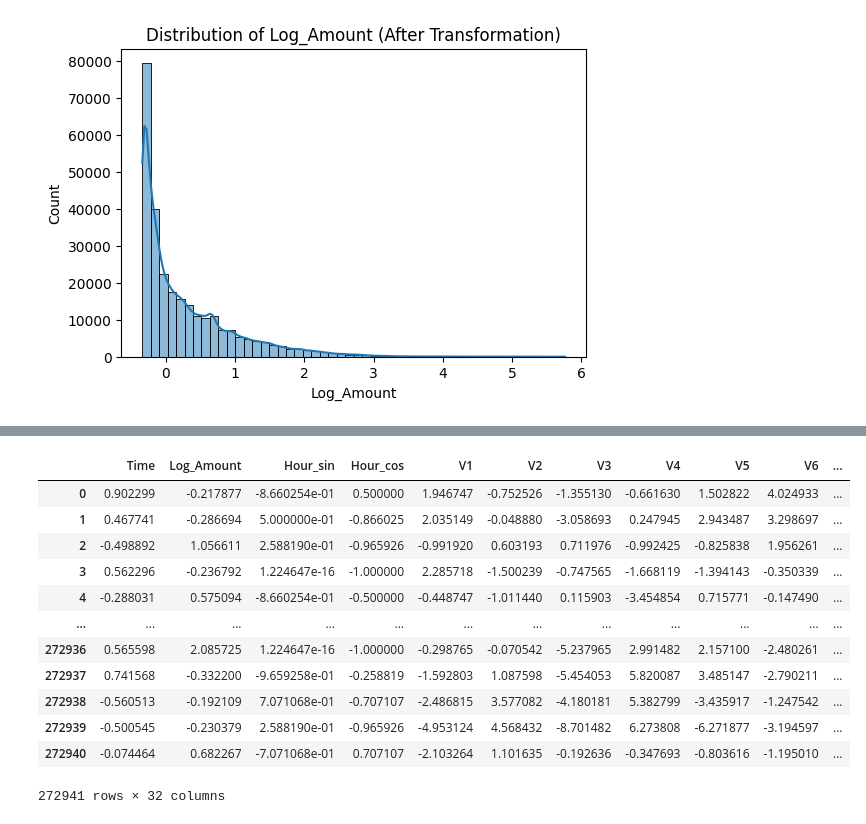
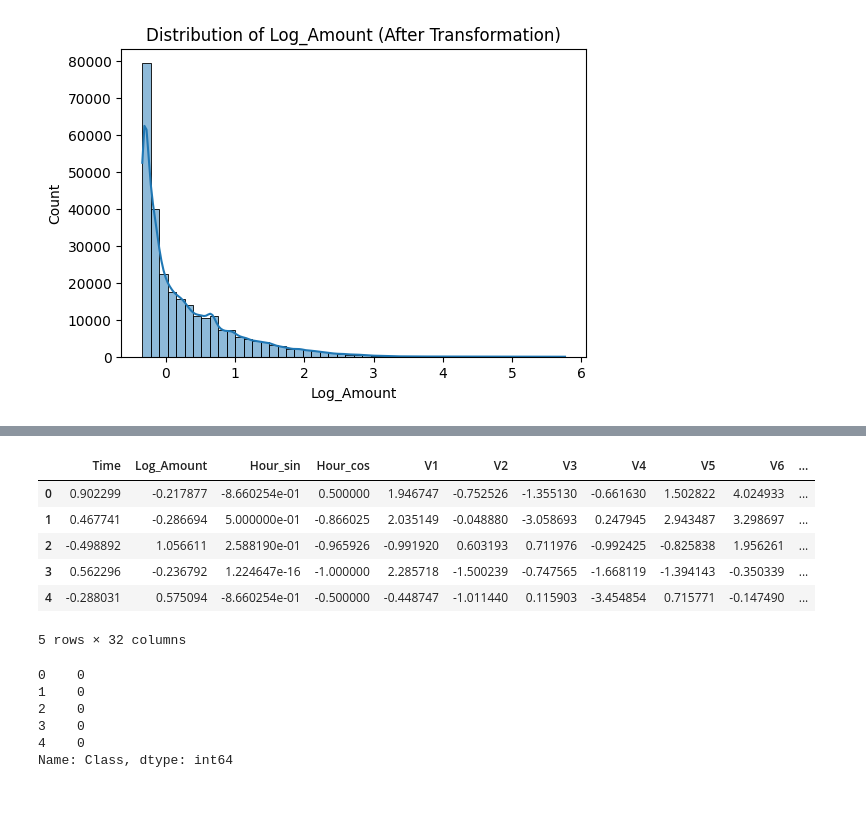
Before and after one commit to MohsseniMahdi/anomguard, a Jupyter notebook: notebooks/notebook_manju.ipynb, the cells around one changed output, grey strips where cells are left out. Cells and saved outputs as stored; diff of their text form; code cells hidden in the pictures.

```diff
--- a/notebooks/notebook_manju.ipynb
+++ b/notebooks/notebook_manju.ipynb
@@ -300,7 +306,8 @@ amount_pipeline = Pipeline([
 # Define ColumnTransformer to apply transformations
 preprocessor = ColumnTransformer(transformers=[
     ('time_scaler', RobustScaler(), ['Time']),  # Scale 'Time' only
-    ('amount_pipeline', amount_pipeline, ['Amount'])  # Apply scaling + log transform to 'Amount'
+    ('amount_pipeline', amount_pipeline, ['Amount']),  # Apply scaling + log transform to 'Amount'
+    ('hour_cyclical', cyclical_transformer, ['Hour'])  # Apply sine and cosine encoding to 'Hour'
 ], remainder='passthrough')  # Keep other columns unchanged
 # %%
 # Apply the transformation pipeline
@@ -337,42 +326,3 @@ plt.title("Distribution of Log_Amount (After Transformation)")
 plt.show()
 # %% [output]
 [figure]
-# %%
-# Ensure X_train_smote and X_test are DataFrames
-X_train_smote = pd.DataFrame(X_train_smote)
-X_test = pd.DataFrame(X_test)
-
-# Print column names for debugging
-print("Columns in X_train_smote:", X_train_smote.columns.tolist())
-print("Columns in X_test:", X_test.columns.tolist())
-
-# Define log transformation
-log_transformer = FunctionTransformer(lambda X: np.log1p(X), validate=False)
-
-# Define cyclical encoding transformation
-cyclical_transformer = FunctionTransformer(lambda X: np.column_stack((
-    np.sin(2 * np.pi * X / 24),
-    np.cos(2 * np.pi * X / 24)
-)), validate=False)
-
-# Define pipeline for 'Amount' - first apply scaling, then log transform
-amount_pipeline = Pipeline([
-    ('scaler', RobustScaler()),
-    ('log_transform', log_transformer)
-])
-
-# Define ColumnTransformer to apply transformations
-preprocessor = ColumnTransformer(transformers=[
-    ('time_scaler', RobustScaler(), ['Time']),  # Scale 'Time' only
-    ('amount_pipeline', amount_pipeline, ['Amount']),  # Apply scaling + log transform to 'Amount'
-    ('hour_cyclical', cyclical_transformer, ['Hour'])  # Apply sine and cosine encoding to 'Hour'
-], remainder='passthrough')  # Keep other columns unchanged
-
-# Apply the transformation pipeline
-X_train_transformed = preprocessor.fit_transform(X_train_smote)
-X_test_transformed = preprocessor.transform(X_test)
-
-# Convert back to DataFrame with proper column names
-columns = ['Time', 'Log_Amount', 'Hour_sin', 'Hour_cos'] + [col for col in X_train_smote.columns if col not in ['Time', 'Amount', 'Hour']]
-X_train_transformed = pd.DataFrame(X_train_transformed, columns=columns)
-X_test_transformed = pd.DataFrame(X_test_transformed, columns=columns)
@@ -398,16 +329,19 @@ df
 # %%
-X_train_transformed
+X_train_transformed.head()
 # %% [output]
 |  | Time | Log_Amount | Hour_sin | Hour_cos | V1 | V2 | V3 | V4 | V5 | V6 | ... |
 | 0 | 0.902299 | -0.217877 | -8.660254e-01 | 0.500000 | 1.946747 | -0.752526 | -1.355130 | -0.661630 | 1.502822 | 4.024933 | ... |
 | 1 | 0.467741 | -0.286694 | 5.000000e-01 | -0.866025 | 2.035149 | -0.048880 | -3.058693 | 0.247945 | 2.943487 | 3.298697 | ... |
 | 2 | -0.498892 | 1.056611 | 2.588190e-01 | -0.965926 | -0.991920 | 0.603193 | 0.711976 | -0.992425 | -0.825838 | 1.956261 | ... |
 | 3 | 0.562296 | -0.236792 | 1.224647e-16 | -1.000000 | 2.285718 | -1.500239 | -0.747565 | -1.668119 | -1.394143 | -0.350339 | ... |
 | 4 | -0.288031 | 0.575094 | -8.660254e-01 | -0.500000 | -0.448747 | -1.011440 | 0.115903 | -3.454854 | 0.715771 | -0.147490 | ... |
-| ... | ... | ... | ... | ... | ... | ... | ... | ... | ... | ... | ... |
-| 272936 | 0.565598 | 2.085725 | 1.224647e-16 | -1.000000 | -0.298765 | -0.070542 | -5.237965 | 2.991482 | 2.157100 | -2.480261 | ... |
-| 272937 | 0.741568 | -0.332200 | -9.659258e-01 | -0.258819 | -1.592803 | 1.087598 | -5.454053 | 5.820087 | 3.485147 | -2.790211 | ... |
-| 272938 | -0.560513 | -0.192109 | 7.071068e-01 | -0.707107 | -2.486815 | 3.577082 | -4.180181 | 5.382799 | -3.435917 | -1.247542 | ... |
-| 272939 | -0.500545 | -0.230379 | 2.588190e-01 | -0.965926 | -4.953124 | 4.568432 | -8.701482 | 6.273808 | -6.271877 | -3.194597 | ... |
-| 272940 | -0.074464 | 0.682267 | -7.071068e-01 | 0.707107 | -2.103264 | 1.101635 | -0.192636 | -0.347693 | -0.803616 | -1.195010 | ... |
-272941 rows × 32 columns
+5 rows × 32 columns
+# %%
+y_train_smote.head()
+# %% [output]
+0    0
+1    0
+2    0
+3    0
+4    0
+Name: Class, dtype: int64
```
Also changed, not shown: parts of 6 cells of this notebook, 1 other file.
